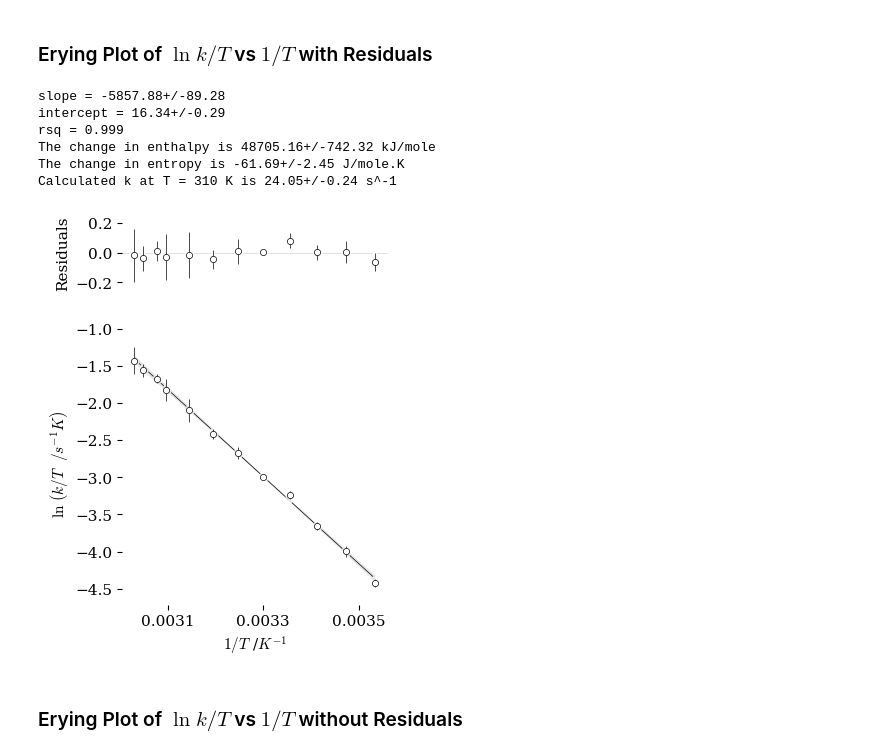
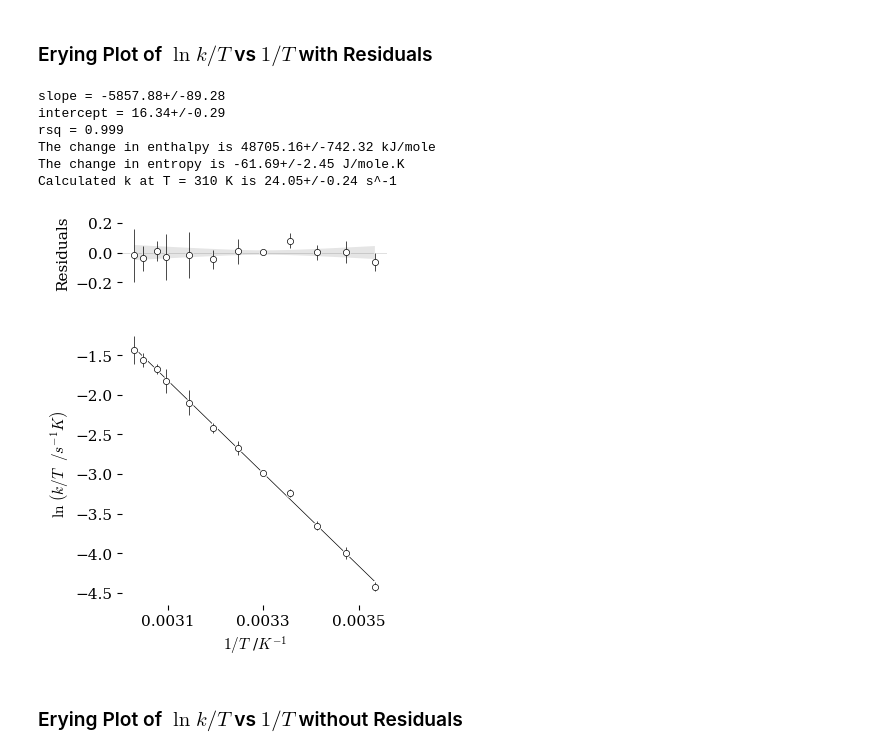
Before and after one commit to blinkletter/StealThisCode, a Jupyter notebook: 5_Erying/5A-Eyring_Exercises_4_pandas.ipynb, the cells around one changed output. Saved outputs shown, nothing was run; the diff lists cells and outputs as text; code cells hidden in the pictures.

```diff
--- a/5_Erying/5A-Eyring_Exercises_4_pandas.ipynb
+++ b/5_Erying/5A-Eyring_Exercises_4_pandas.ipynb
@@ -950,7 +950,7 @@ ax[1].set(
        )
 
 ### White background graphics
-ax[1].scatter(x, y, marker = "o", s = 40, color = "white", zorder = 2)
+ax[1].scatter(x, y, marker = "o", s = 30, color = "white", zorder = 2)
 ### Data graphics
 ax[1].scatter(x, y, marker = "o", s = 20,
               color = "white", edgecolors = "black",
@@ -978,14 +978,14 @@ fit_up = unp.nominal_values(best_fit_y) + unp.std_devs(best_fit_y) * sigma
 fit_dn = unp.nominal_values(best_fit_y) - unp.std_devs(best_fit_y) * sigma
 
 # make filled band
-ax[1].fill_between(x_0, fit_up, fit_dn,
-                   facecolor="black", alpha=0.1, zorder = 2,
-                   label="confidence interval")
+#ax[1].fill_between(x_0, fit_up, fit_dn,
+#                   facecolor="black", alpha=0.1, zorder = 2,
+#                   label="confidence interval")
 
 # Add error bars
 ### White background graphics
-ax[1].errorbar(x, y, yerr=y_err*sigma*2, xerr=None, fmt="None",
-               ecolor="white", elinewidth=3, dash_capstyle="round",
+ax[1].errorbar(x, y, yerr=y_err*sigma*1.1, xerr=None, fmt="None",
+               ecolor="white", elinewidth=1.5, dash_capstyle="round",
                zorder=1)
 ### Data graphics
 ax[1].errorbar(x, y, yerr=y_err*sigma, xerr=None, fmt="None",
@@ -1008,37 +1008,54 @@ ax[0].set(
           xlabel=r"",
 #          xlim=[0, np.max(x) + np.max(x) * 0.1],
 #          ylim=[-7,7]
           ylim=[-3*resfitrange,3*resfitrange]
        )
 ### White background Graphics
-ax[0].scatter(x, residuals, marker = "o", s = 40, color = "white", zorder = 1)
-ax[0].errorbar(x, residuals, yerr=y_err*sigma, xerr=None, fmt="None",
-               ecolor="white", elinewidth=3, zorder=1)
+ax[0].scatter(x, residuals, marker = "o", s = 30, color = "white", zorder = 1)
+ax[0].errorbar(x, residuals, yerr=y_err*sigma*1.05, xerr=None, fmt="None",
+               ecolor="white", elinewidth=1.5, zorder=1)
 ### Data graphics
 ax[0].scatter(x, residuals, marker = "o", s = 20,
               color = "white", edgecolors = "black",
               linewidths=0.5, zorder = 3)
 ax[0].errorbar(x, residuals, yerr=y_err*sigma, xerr=None, fmt="None",
                ecolor="black", elinewidth=0.5, dash_capstyle="projecting",
              #  capsize=2, capthick=0.5,
                zorder=2)
+
+######################
+### Confidence band for the residuals
+######################
+sigma = 2
+### calculate y-values using best fit parameters
+x_0 = np.linspace(np.min(x),np.max(x),100)
+best_fit_y = linear(x_0, slope, intercept)     # uncertain array of line fit
+
+upper_error_band =  unp.std_devs(best_fit_y) * sigma
+lower_error_band =  -unp.std_devs(best_fit_y) * sigma
+
+ax[0].fill_between(x_0, upper_error_band, lower_error_band,
+                   facecolor="black", alpha=0.1, zorder = 2,
+                   label="confidence interval")
+
+
 ### Other elements
 ax[0].axhline(0, color='lightgray', linewidth=0.5, zorder = 0)          # plot a horizontal line
 ax[0].set_xticks([])
 
 
 ### Output plot
 plt.tight_layout(pad=2, h_pad=None, w_pad=None, rect=None)
 plt.savefig("plots/Eyring_lnk_Tvs1_T_4A_withresiduals.pdf")
 plt.show()
 # %% [output]
 slope = -5857.88+/-89.28
 intercept = 16.34+/-0.29
 rsq = 0.999
 The change in enthalpy is 48705.16+/-742.32 kJ/mole
 The change in entropy is -61.69+/-2.45 J/mole.K
 Calculated k at T = 310 K is 24.05+/-0.24 s^-1
-[figure, old version]
+[figure, new version]
 # %% [markdown]
 ### Erying Plot of $\ln k/T$ vs $1/T$ without Residuals
 # %%
```
Also changed, not shown: parts of 4 cells of this notebook, 34 other files.
